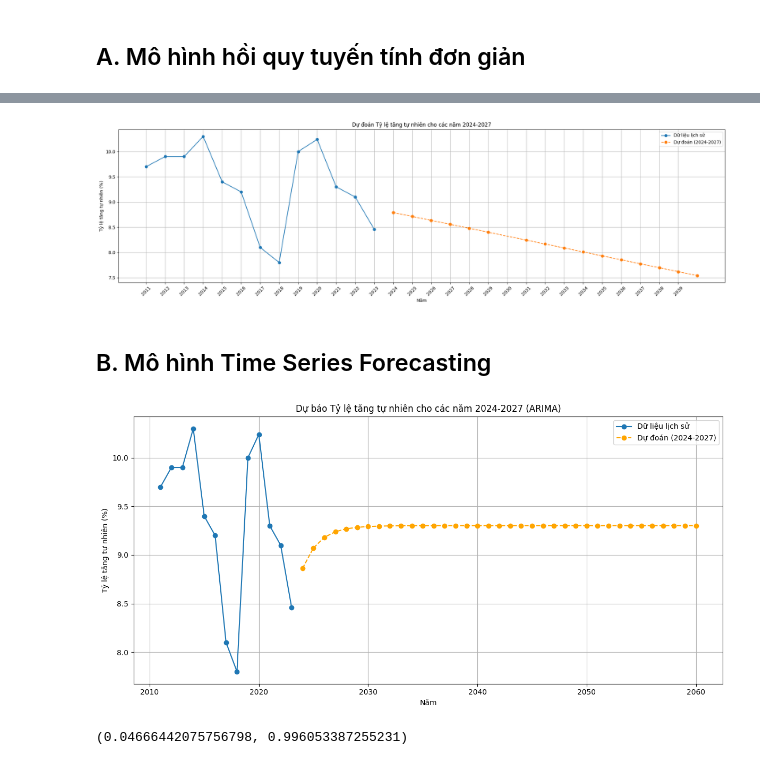
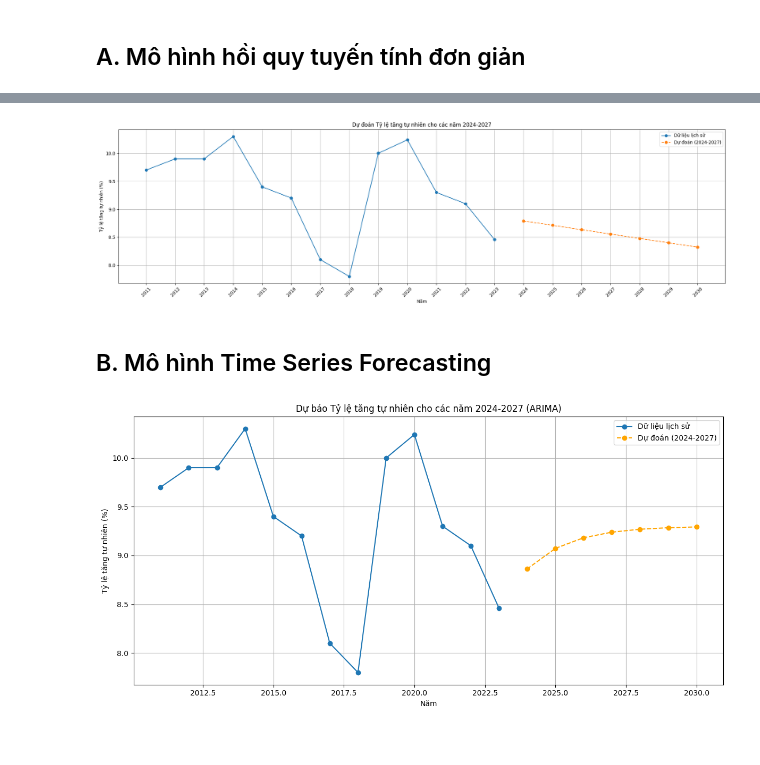
Before and after one commit to chopcolate/CSC14119-Intro2DataScience, a Jupyter notebook: Code.ipynb, the cells around one changed output, grey strips where cells are left out. Saved outputs shown, nothing was run; the diff lists cells and outputs as text; code cells hidden in the pictures.

```diff
--- a/Code.ipynb
+++ b/Code.ipynb
@@ -811,9 +811,9 @@ plt.figure(figsize=(20, 6))
 
 plt.plot(vietnam_df["Năm"], vietnam_df["Tỷ lệ tăng tự nhiên"], label="Dữ liệu lịch sử", marker='o')
 
-plt.plot(x_future["Năm"], y_predict, label="Dự đoán (2024-2027)", marker='o', linestyle='--')
+plt.plot(x_future["Năm"], y_growth_rates, label="Dự đoán (2024-2027)", marker='o', linestyle='--')
 
-x_ticks = list(range(2011, 2040))
+x_ticks = list(range(2011, 2031))
 plt.xticks(x_ticks, labels=[str(year) for year in x_ticks], rotation=45)
 
 plt.xlabel("Năm")
@@ -822,11 +822,10 @@ plt.title("Dự đoán Tỷ lệ tăng tự nhiên cho các năm 2024-2027")
 plt.legend()
 plt.grid(True)
 
-# Show the plot
 plt.tight_layout()
 plt.show()
 # %% [output]
-[figure, old version]
+[figure, new version]
 # %% [markdown]
 ## B. Mô hình Time Series Forecasting
 # %%
@@ -843,19 +838,19 @@ def gen_years(start_year, end_year):
 # %%
-forecast_years = gen_years(2024, 2060)
+forecast_years = np.arange(2024, 2031)
 forecast = model_arima_fitted.forecast(steps=len(forecast_years))
 
 historical_data = time_series_data.reset_index()
 forecast_data = pd.DataFrame({"Năm": forecast_years, "Dự đoán Tỷ lệ tăng tự nhiên (%)": forecast})
 
 plt.figure(figsize=(12, 6))
 plt.plot(historical_data["Năm"], historical_data["Tỷ lệ tăng tự nhiên"], label="Dữ liệu lịch sử", marker='o')
 plt.plot(forecast_data["Năm"], forecast_data["Dự đoán Tỷ lệ tăng tự nhiên (%)"], label="Dự đoán (2024-2027)", linestyle='--', marker='o', color='orange')
 plt.xlabel("Năm")
 plt.ylabel("Tỷ lệ tăng tự nhiên (%)")
 plt.title("Dự báo Tỷ lệ tăng tự nhiên cho các năm 2024-2027 (ARIMA)")
 plt.legend()
 plt.grid(True)
 plt.tight_layout()
 plt.show()
 # %% [output]
-[figure, old version]
+[figure, new version]
@@ -872,42 +856,0 @@ city_df.to_csv('city_df.csv', index=False)
-# %%
-from xgboost import XGBRegressor
-from sklearn.metrics import mean_squared_error, r2_score
-
-
-# Chuẩn bị lại dữ liệu sử dụng tất cả các biến liên quan
-X_full = city_df[['Mật độ dân số (Người/km2)', 'Tỷ suất sinh thô', 'Tỷ suất chết thô', 'Diện tích(Km2)']]
-y_full = city_df['Tỷ lệ tăng tự nhiên']
-
-# Chia tập dữ liệu cho mô hình XGBoost
-X_train_full, X_test_full, y_train_full, y_test_full = train_test_split(X_full, y_full, test_size=0.2, random_state=42)
-
-# Khởi tạo và huấn luyện mô hình XGBoost
-xgb_model = XGBRegressor(n_estimators=100, learning_rate=0.1, max_depth=5, random_state=42)
-xgb_model.fit(X_train_full, y_train_full)
-
-# Dự đoán trên tập kiểm tra
-y_test_pred_xgb = xgb_model.predict(X_test_full)
-
-# Đánh giá mô hình XGBoost
-mse_xgb = mean_squared_error(y_test_full, y_test_pred_xgb)
-r2_xgb = r2_score(y_test_full, y_test_pred_xgb)
-
-
-# Dữ liệu mẫu được cung cấp
-future_data = pd.DataFrame({
-    'Năm': range(2024, 2061),  # Năm từ 2024 đến 2060
-    'Mật độ dân số (Người/km2)': np.linspace(302.7, 350, 37),  # Tăng dần giả định
-    'Tỷ suất sinh thô': np.linspace(14.16, 12.0, 37),  # Giảm dần giả định
-    'Tỷ suất chết thô': np.linspace(5.70, 4.5, 37),  # Tăng nhẹ giả định
-})
-
-# Dự đoán trên dữ liệu tương lai từ 2024 đến 2060
-future_X_full = future_data[['Mật độ dân số (Người/km2)', 'Tỷ suất sinh thô', 'Tỷ suất chết thô']].copy()
-future_X_full['Diện tích(Km2)'] = city_df['Diện tích(Km2)'].mean()  # Giữ diện tích cố định
-future_data['Dự đoán Tỷ lệ tăng tự nhiên'] = xgb_model.predict(future_X_full)
-
-future_data
-
-mse_xgb, r2_xgb
-# %% [output]
-(0.04666442075756798, 0.996053387255231)
```
Also changed, not shown: parts of 16 cells of this notebook, 1 other file.
